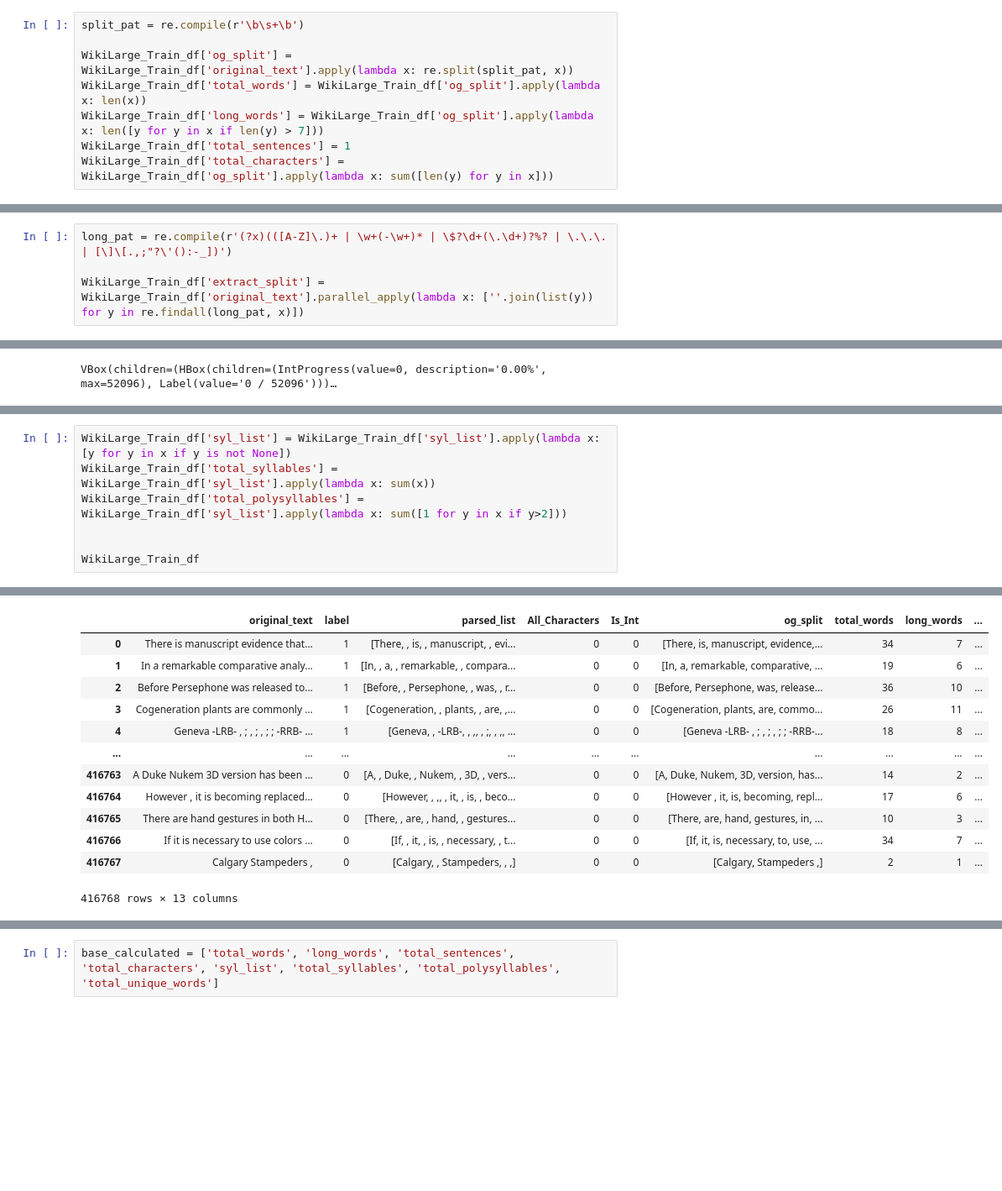
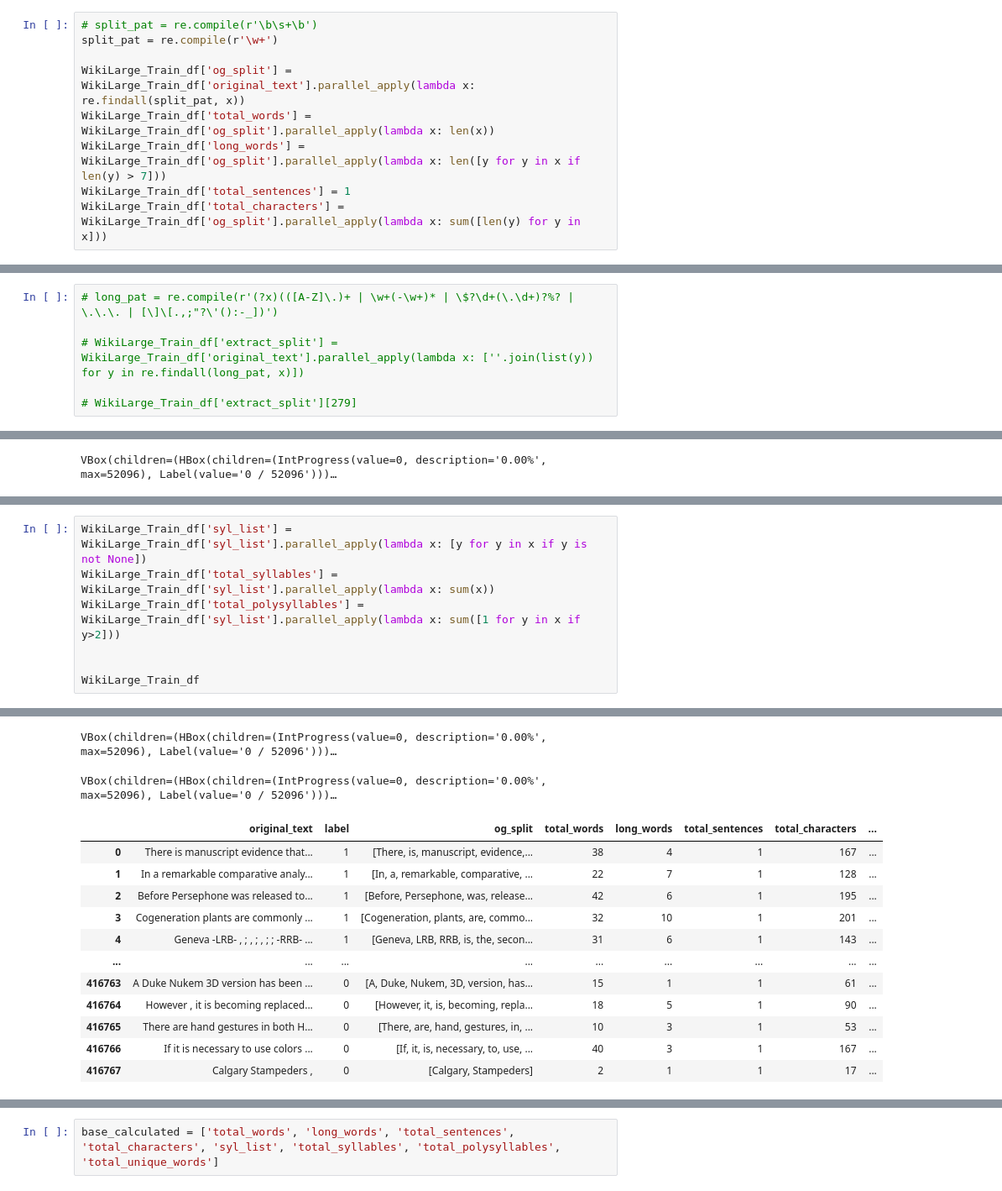
Before and after one commit to mattwiese123/milestone2, a Jupyter notebook: Prep.ipynb, the cells around one changed output, grey strips where cells are left out. Shown at 84% size. Drawn from its saved outputs; the diff is of its cells as text; blank space fills up the shorter version.

```diff
--- a/Prep.ipynb
+++ b/Prep.ipynb
@@ -412,10 +412,11 @@ pandarallel.initialize(progress_bar=True)
 INFO: Pandarallel will run on 8 workers.
 INFO: Pandarallel will use Memory file system to transfer data between the main process and workers.
 # %%
-split_pat = re.compile(r'\b\s+\b')
+# split_pat = re.compile(r'\b\s+\b')
+split_pat = re.compile(r'\w+')
 
-WikiLarge_Train_df['og_split'] = WikiLarge_Train_df['original_text'].apply(lambda x: re.split(split_pat, x))
-WikiLarge_Train_df['total_words'] = WikiLarge_Train_df['og_split'].apply(lambda x: len(x))
-WikiLarge_Train_df['long_words'] = WikiLarge_Train_df['og_split'].apply(lambda x: len([y for y in x if len(y) > 7]))
+WikiLarge_Train_df['og_split'] = WikiLarge_Train_df['original_text'].parallel_apply(lambda x: re.findall(split_pat, x))
+WikiLarge_Train_df['total_words'] = WikiLarge_Train_df['og_split'].parallel_apply(lambda x: len(x))
+WikiLarge_Train_df['long_words'] = WikiLarge_Train_df['og_split'].parallel_apply(lambda x: len([y for y in x if len(y) > 7]))
 WikiLarge_Train_df['total_sentences'] = 1
-WikiLarge_Train_df['total_characters'] = WikiLarge_Train_df['og_split'].apply(lambda x: sum([len(y) for y in x]))
+WikiLarge_Train_df['total_characters'] = WikiLarge_Train_df['og_split'].parallel_apply(lambda x: sum([len(y) for y in x]))
@@ -422,4 +430,6 @@ WikiLarge_Train_df['total_characters'] = WikiLarge_Train_df['og_split'].apply(la
 # %%
-long_pat = re.compile(r'(?x)(([A-Z]\.)+ | \w+(-\w+)* | \$?\d+(\.\d+)?%? | \.\.\. | [\]\[.,;"?\'():-_])')
+# long_pat = re.compile(r'(?x)(([A-Z]\.)+ | \w+(-\w+)* | \$?\d+(\.\d+)?%? | \.\.\. | [\]\[.,;"?\'():-_])')
 
-WikiLarge_Train_df['extract_split'] = WikiLarge_Train_df['original_text'].parallel_apply(lambda x: [''.join(list(y)) for y in re.findall(long_pat, x)])
+# WikiLarge_Train_df['extract_split'] = WikiLarge_Train_df['original_text'].parallel_apply(lambda x: [''.join(list(y)) for y in re.findall(long_pat, x)])
+
+# WikiLarge_Train_df['extract_split'][279]
@@ -469,7 +443,7 @@ WikiLarge_Train_df
 # %%
-WikiLarge_Train_df['syl_list'] = WikiLarge_Train_df['syl_list'].apply(lambda x: [y for y in x if y is not None])
-WikiLarge_Train_df['total_syllables'] = WikiLarge_Train_df['syl_list'].apply(lambda x: sum(x))
-WikiLarge_Train_df['total_polysyllables'] = WikiLarge_Train_df['syl_list'].apply(lambda x: sum([1 for y in x if y>2]))
+WikiLarge_Train_df['syl_list'] = WikiLarge_Train_df['syl_list'].parallel_apply(lambda x: [y for y in x if y is not None])
+WikiLarge_Train_df['total_syllables'] = WikiLarge_Train_df['syl_list'].parallel_apply(lambda x: sum(x))
+WikiLarge_Train_df['total_polysyllables'] = WikiLarge_Train_df['syl_list'].parallel_apply(lambda x: sum([1 for y in x if y>2]))
 
 
 WikiLarge_Train_df
@@ -477,13 +452,14 @@ WikiLarge_Train_df
+VBox(children=(HBox(children=(IntProgress(value=0, description='0.00%', max=52096), Label(value='0 / 52096')))…
+VBox(children=(HBox(children=(IntProgress(value=0, description='0.00%', max=52096), Label(value='0 / 52096')))…
-|  | original_text | label | parsed_list | All_Characters | Is_Int | og_split | total_words | long_words | ... |
-| 0 | There is manuscript evidence that... | 1 | [There, , is, , manuscript, , evi... | 0 | 0 | [There, is, manuscript, evidence,... | 34 | 7 | ... |
-| 1 | In a remarkable comparative analy... | 1 | [In, , a, , remarkable, , compara... | 0 | 0 | [In, a, remarkable, comparative, ... | 19 | 6 | ... |
-| 2 | Before Persephone was released to... | 1 | [Before, , Persephone, , was, , r... | 0 | 0 | [Before, Persephone, was, release... | 36 | 10 | ... |
-| 3 | Cogeneration plants are commonly ... | 1 | [Cogeneration, , plants, , are, ,... | 0 | 0 | [Cogeneration, plants, are, commo... | 26 | 11 | ... |
-| 4 | Geneva -LRB- , ; , ; , ; ; -RRB- ... | 1 | [Geneva, , -LRB-, , ,, , ;, , ,, ... | 0 | 0 | [Geneva -LRB- , ; , ; , ; ; -RRB-... | 18 | 8 | ... |
-| ... | ... | ... | ... | ... | ... | ... | ... | ... | ... |
-| 416763 | A Duke Nukem 3D version has been ... | 0 | [A, , Duke, , Nukem, , 3D, , vers... | 0 | 0 | [A, Duke, Nukem, 3D, version, has... | 14 | 2 | ... |
-| 416764 | However , it is becoming replaced... | 0 | [However, , ,, , it, , is, , beco... | 0 | 0 | [However , it, is, becoming, repl... | 17 | 6 | ... |
-| 416765 | There are hand gestures in both H... | 0 | [There, , are, , hand, , gestures... | 0 | 0 | [There, are, hand, gestures, in, ... | 10 | 3 | ... |
-| 416766 | If it is necessary to use colors ... | 0 | [If, , it, , is, , necessary, , t... | 0 | 0 | [If, it, is, necessary, to, use, ... | 34 | 7 | ... |
-| 416767 | Calgary Stampeders , | 0 | [Calgary, , Stampeders, , ,] | 0 | 0 | [Calgary, Stampeders ,] | 2 | 1 | ... |
+|  | original_text | label | og_split | total_words | long_words | total_sentences | total_characters | ... |
+| 0 | There is manuscript evidence that... | 1 | [There, is, manuscript, evidence,... | 38 | 4 | 1 | 167 | ... |
+| 1 | In a remarkable comparative analy... | 1 | [In, a, remarkable, comparative, ... | 22 | 7 | 1 | 128 | ... |
+| 2 | Before Persephone was released to... | 1 | [Before, Persephone, was, release... | 42 | 6 | 1 | 195 | ... |
+| 3 | Cogeneration plants are commonly ... | 1 | [Cogeneration, plants, are, commo... | 32 | 10 | 1 | 201 | ... |
+| 4 | Geneva -LRB- , ; , ; , ; ; -RRB- ... | 1 | [Geneva, LRB, RRB, is, the, secon... | 31 | 6 | 1 | 143 | ... |
+| ... | ... | ... | ... | ... | ... | ... | ... | ... |
+| 416763 | A Duke Nukem 3D version has been ... | 0 | [A, Duke, Nukem, 3D, version, has... | 15 | 1 | 1 | 61 | ... |
+| 416764 | However , it is becoming replaced... | 0 | [However, it, is, becoming, repla... | 18 | 5 | 1 | 90 | ... |
+| 416765 | There are hand gestures in both H... | 0 | [There, are, hand, gestures, in, ... | 10 | 3 | 1 | 53 | ... |
+| 416766 | If it is necessary to use colors ... | 0 | [If, it, is, necessary, to, use, ... | 40 | 3 | 1 | 167 | ... |
+| 416767 | Calgary Stampeders , | 0 | [Calgary, Stampeders] | 2 | 1 | 1 | 17 | ... |
-416768 rows × 13 columns
```
Also changed, not shown: parts of 18 cells of this notebook, 3 other files.
